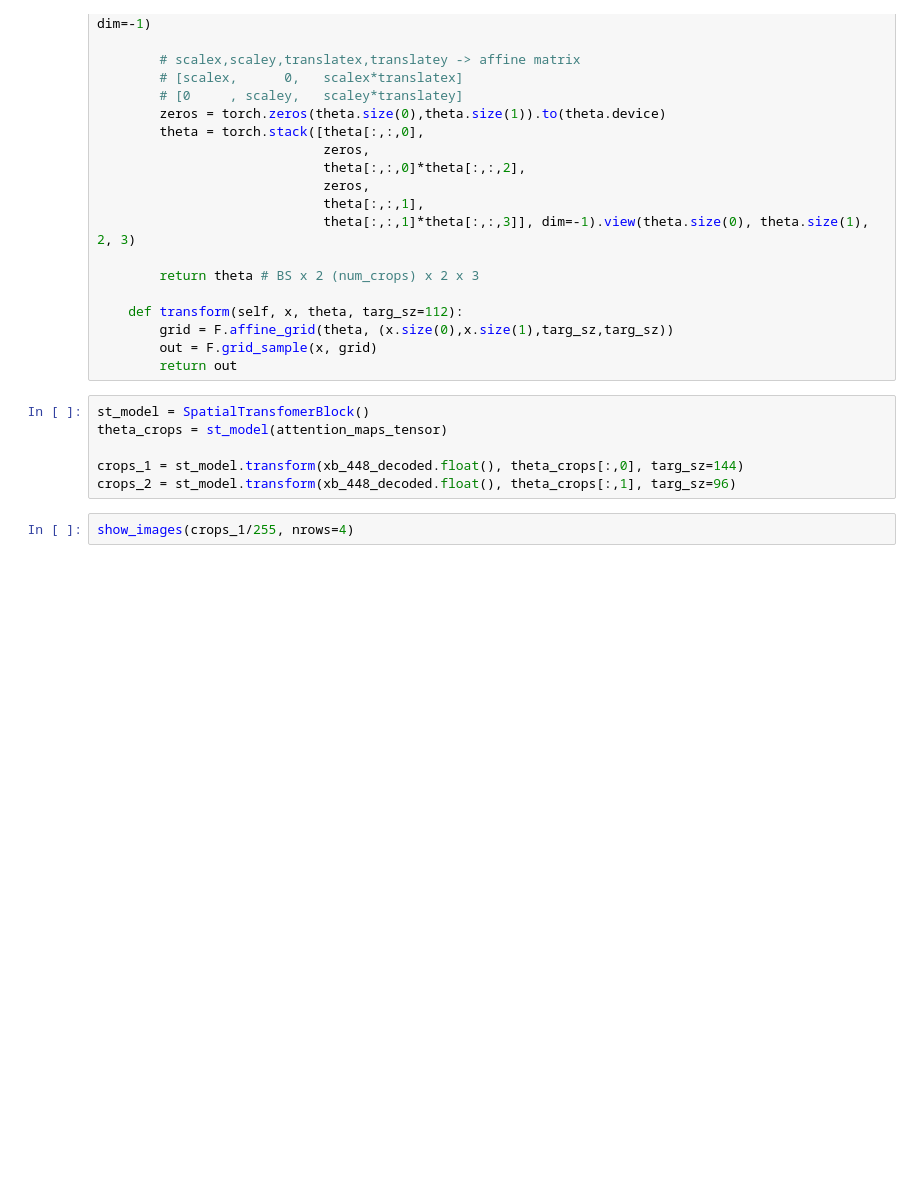
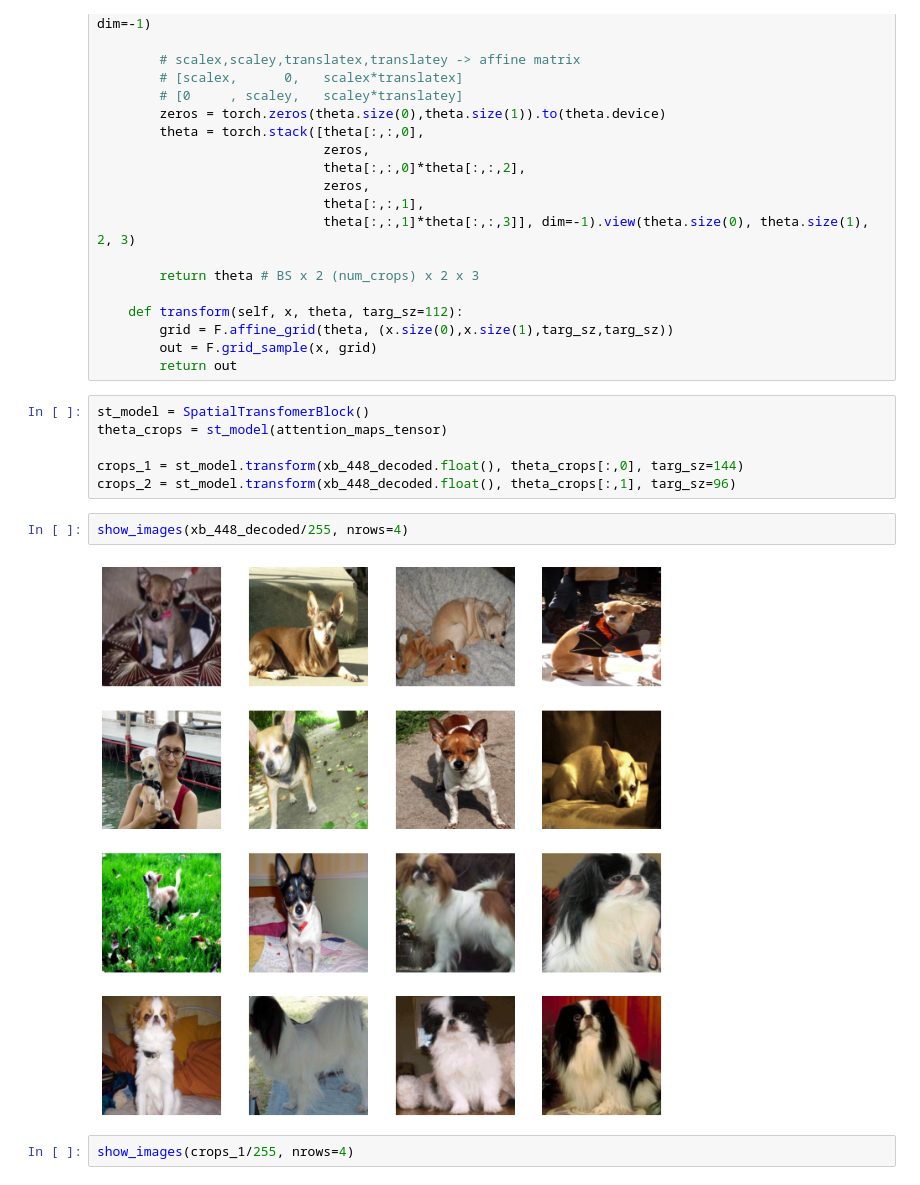
Before and after one commit to KeremTurgutlu/fgvc, a Jupyter notebook: stanford_dog/04- multi_crop_model_st.ipynb, the cells around one changed output. Cells and saved outputs as stored; diff of their text form; blank space fills up the shorter version.

```diff
--- a/stanford_dog/04- multi_crop_model_st.ipynb
+++ b/stanford_dog/04- multi_crop_model_st.ipynb
@@ -749,6 +749,10 @@ theta_crops = st_model(attention_maps_tensor)
 
 crops_1 = st_model.transform(xb_448_decoded.float(), theta_crops[:,0], targ_sz=144)
 crops_2 = st_model.transform(xb_448_decoded.float(), theta_crops[:,1], targ_sz=96)
+# %%
+show_images(xb_448_decoded/255, nrows=4)
+# %% [output]
+[figure, added]
 # %%
 show_images(crops_1/255, nrows=4)
 # %% [output]
```
Also changed, not shown: parts of 1 cell of this notebook.
